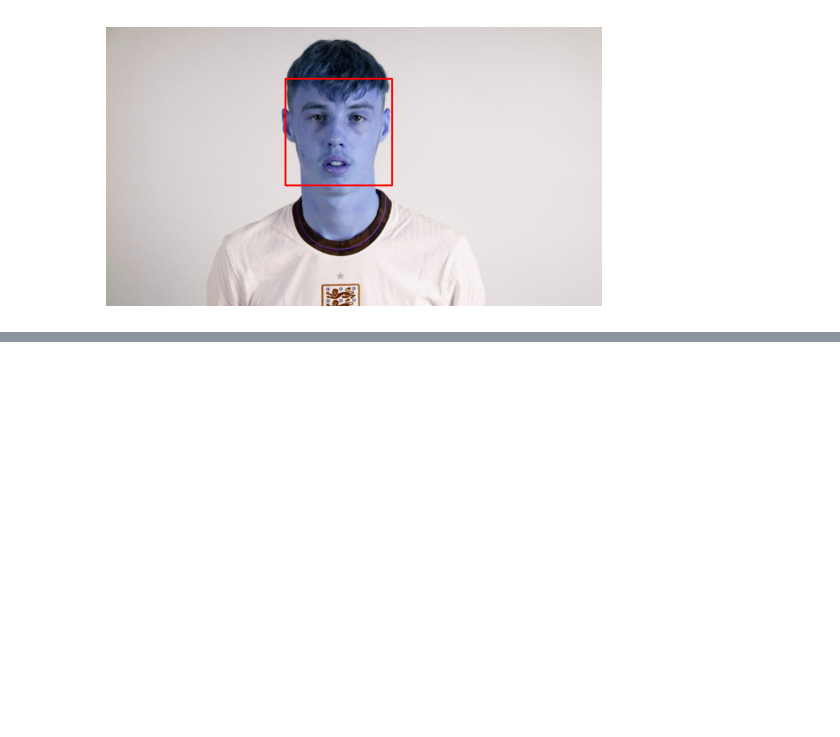
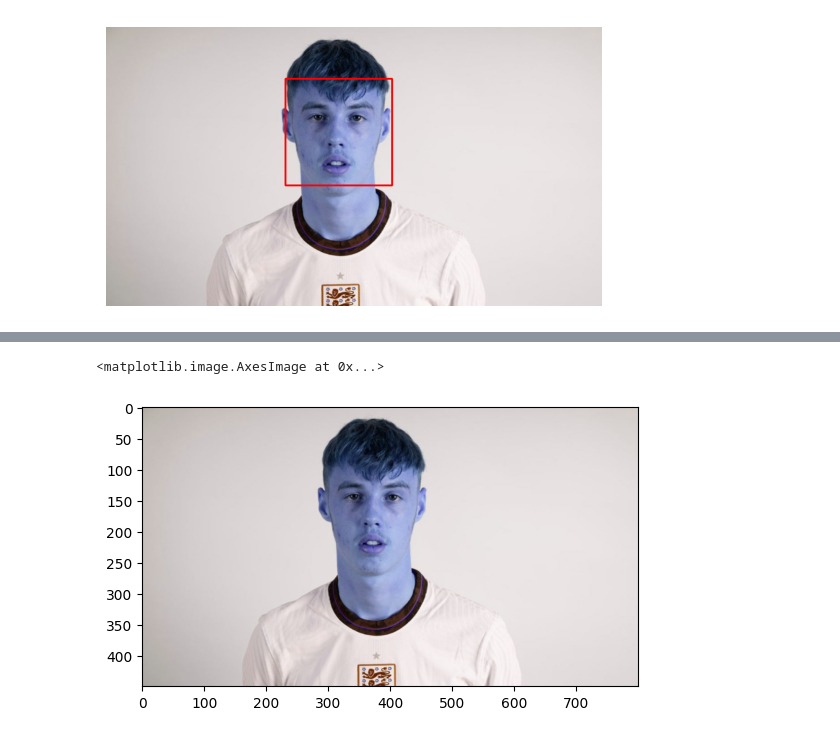
Before and after one commit to amirjonoqilov/Football_Player_Face_Recognition_project, a Jupyter notebook: Face_recognition.ipynb, the cells around one changed output, grey strips where cells are left out. Cells and saved outputs as stored; diff of their text form; code cells hidden in the pictures; blank space fills up the shorter version.

```diff
--- a/Face_recognition.ipynb
+++ b/Face_recognition.ipynb
@@ -42,0 +71,6 @@ plt.show()
+# %%
+original_img = cv2.imread('./dataset/Cole Palmer/Cole Palmer.jpg')
+plt.imshow(original_img)
+# %% [output]
+<matplotlib.image.AxesImage at 0x...>
+[figure, added]
```
Also changed, not shown: parts of 10 cells of this notebook.
